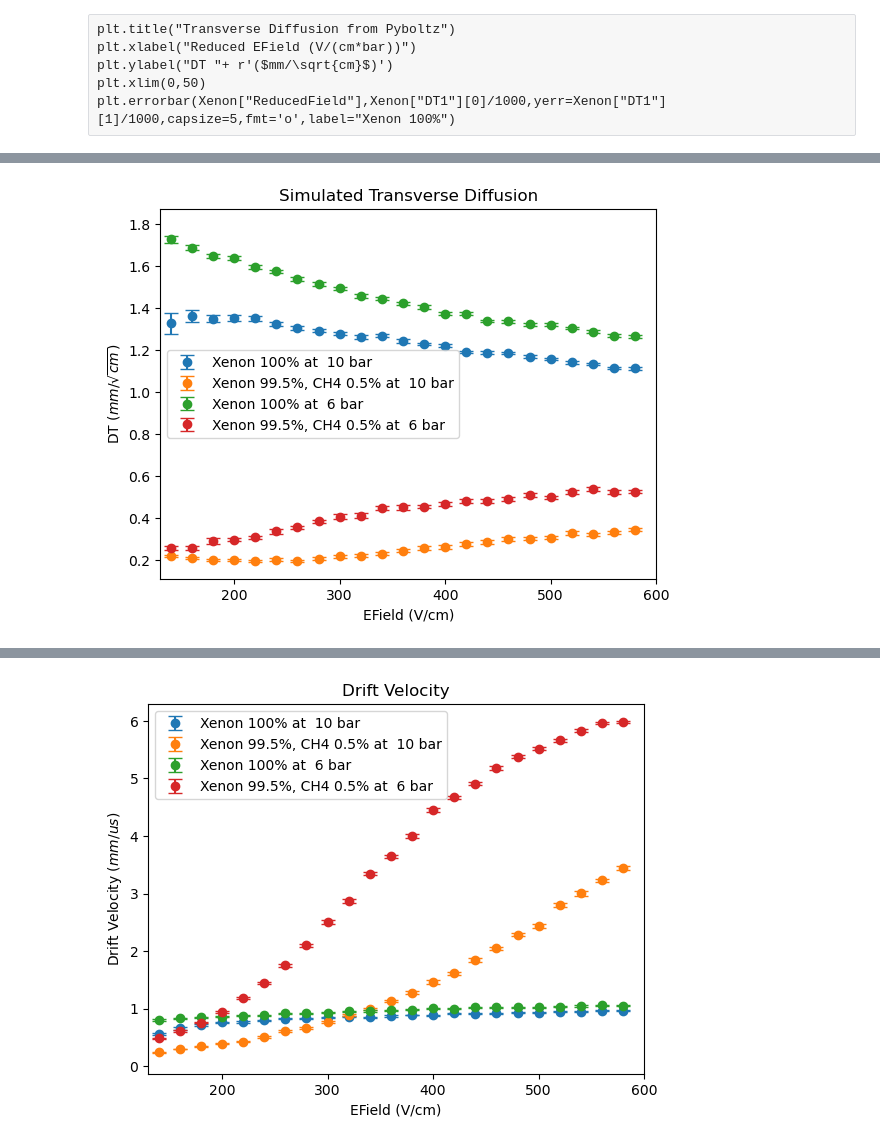
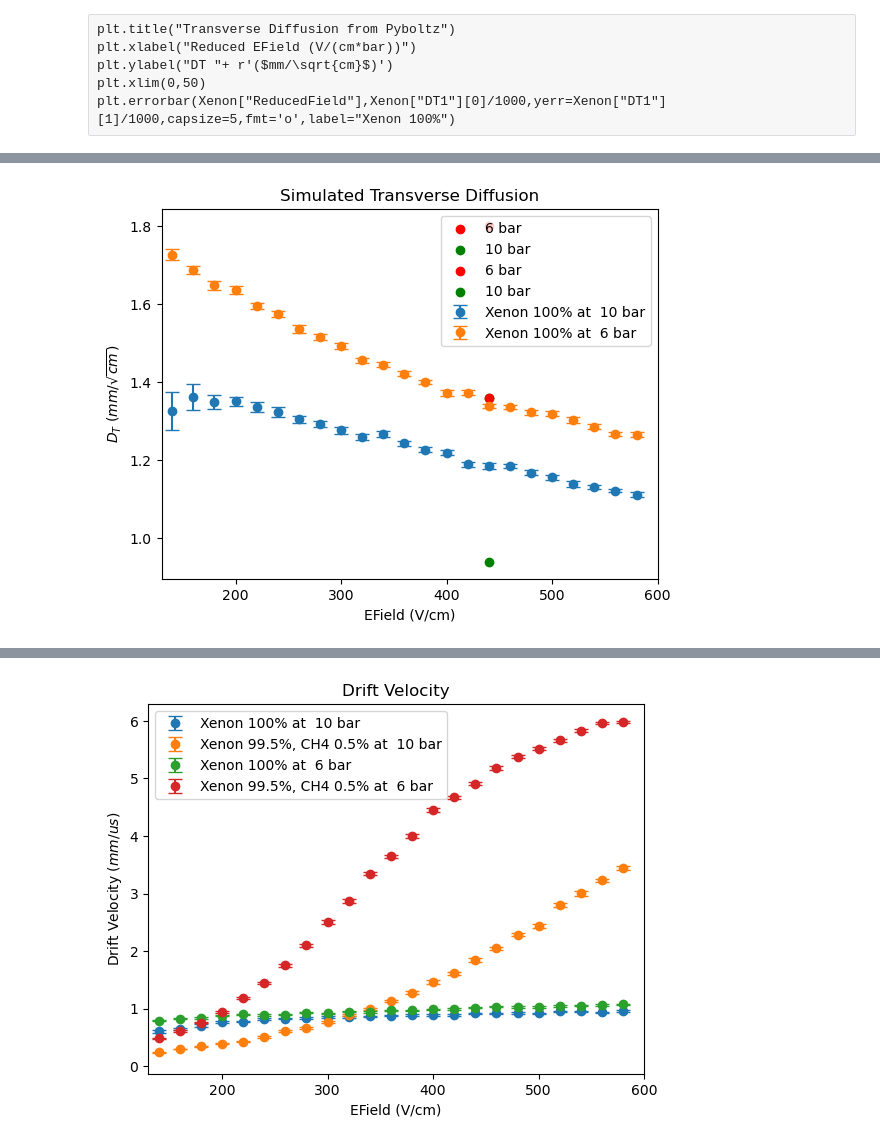
Before and after one commit to ilkerparmaksiz/Analysis, a Jupyter notebook: CRAB/CRAB_Diffusion_Plots.ipynb, the cells around one changed output, grey strips where cells are left out. Saved outputs shown, nothing was run; the diff lists cells and outputs as text; code cells hidden in the pictures.

```diff
--- a/CRAB/CRAB_Diffusion_Plots.ipynb
+++ b/CRAB/CRAB_Diffusion_Plots.ipynb
@@ -450,7 +450,8 @@ plt.xlim(0,50)
 plt.errorbar(Xenon["ReducedField"],Xenon["DT1"][0]/1000,yerr=Xenon["DT1"][1]/1000,capsize=5,fmt='o',label="Xenon 100%")
 # %%
 #file="/home/argon/Downloads/XENON_mode0_10bar"
-fxe100="/home/argon/Downloads/Diffusion_Plot/XENON_100_LowField_iso"
+#fxe100="/home/argon/Downloads/Diffusion_Plot/XENON_100_LowField_iso"
+fxe100="/home/argon/Projects/Ilker/CRAB_Diffusion/CRAB/Diffusion/Nov5_2023/XENON_100_Mode0.p"
 fxe99_9="/home/argon/Downloads/Diffusion_Plot/XenonCH4_XENON_99.9_CH4_0.1_Mode_0.p"
 fxe99_5="/home/argon/Downloads/Diffusion_Plot/XenonCH4_XENON_99.5_CH4_0.5_Mode_0.p"
 
@@ -466,19 +487,23 @@ Xenon99_9=Plotabblev2(fxe99_9,vsize=1,Skip=0)[0]
 # %%
 plt.title("Simulated Transverse Diffusion")
 plt.xlabel("EField (V/cm)")
-plt.ylabel("DT "+ r'($mm/\sqrt{cm}$)')
+plt.ylabel("$D_{T}$ " + r'($mm/\sqrt{cm}$)')
 #plt.axvline(440,0,color="r")
 #plt.xlim(0,50)
 Pbar=10
 plt.errorbar(Xenon100[Pbar]["Efields"],Xenon100[Pbar]["DT1"][0]/1000,yerr=Xenon100[Pbar]["DT1"][1]/1000,capsize=5,fmt='o',label="Xenon 100% at "+f" {Pbar} bar")
-plt.errorbar(Xenon99_5[Pbar]["Efields"],Xenon99_5[Pbar]["DT1"][0]/1000,yerr=Xenon99_5[Pbar]["DT1"][1]/1000,capsize=5,fmt='o',label="Xenon 99.5%, CH4 0.5% at "+f" {Pbar} bar")
+#plt.errorbar(Xenon99_5[Pbar]["Efields"],Xenon99_5[Pbar]["DT1"][0]/1000,yerr=Xenon99_5[Pbar]["DT1"][1]/1000,capsize=5,fmt='o',label="Xenon 99.5%, CH4 0.5% at "+f" {Pbar} bar")
 Pbar=6
 plt.errorbar(Xenon100[Pbar]["Efields"],Xenon100[Pbar]["DT1"][0]/1000,yerr=Xenon100[Pbar]["DT1"][1]/1000,capsize=5,fmt='o',label="Xenon 100% at "+f" {Pbar} bar")
-plt.errorbar(Xenon99_5[Pbar]["Efields"],Xenon99_5[Pbar]["DT1"][0]/1000,yerr=Xenon99_5[Pbar]["DT1"][1]/1000,capsize=5,fmt='o',label="Xenon 99.5%, CH4 0.5% at "+f" {Pbar} bar")
+#plt.errorbar(Xenon99_5[Pbar]["Efields"],Xenon99_5[Pbar]["DT1"][0]/1000,yerr=Xenon99_5[Pbar]["DT1"][1]/1000,capsize=5,fmt='o',label="Xenon 99.5%, CH4 0.5% at "+f" {Pbar} bar")
 #plt.errorbar(Xenon99_9["Efields"],Xenon99_9["DT1"][0]/1000,yerr=Xenon99_9["DT1"][1]/1000,capsize=5,fmt='o',label="Xenon 99.9%, CH4 0.1%")
+plt.scatter([440],[1.8],label="6 bar",color="r")
+plt.scatter([440],[1.36],label="10 bar",color="g")
 
+plt.scatter([440],[1.36],label="6 bar",color="r")
+plt.scatter([440],[0.94],label="10 bar",color="g")
 plt.xlim(130,600)
 plt.legend()
 plt.show()
 # %% [output]
-[figure, old version]
+[figure, new version]
```
Also changed, not shown: parts of 4 cells of this notebook, 12 other files.
